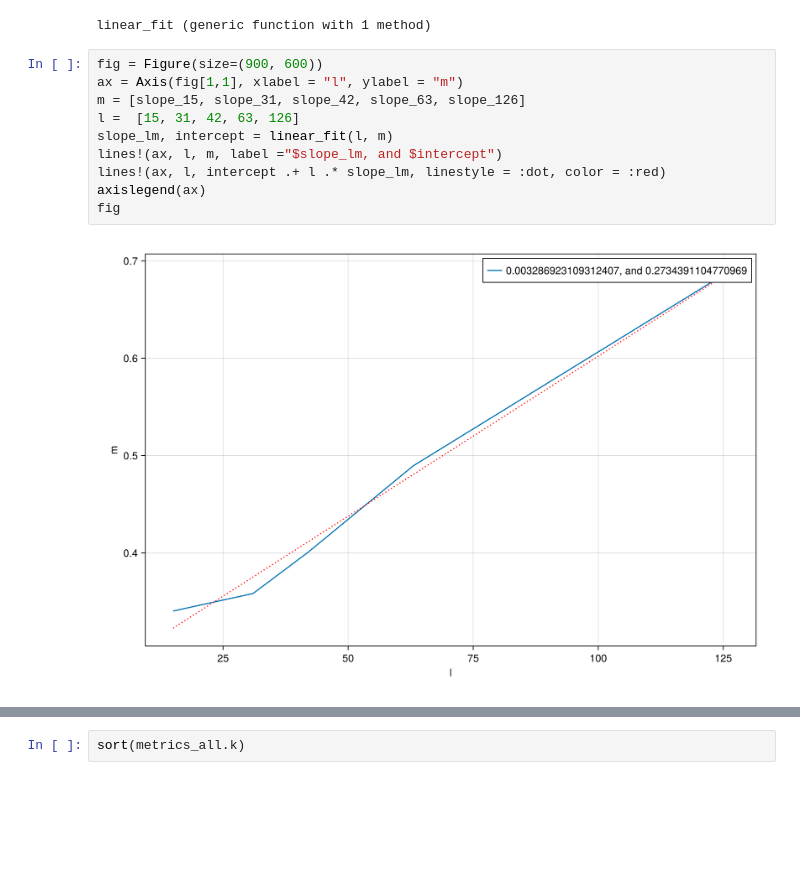
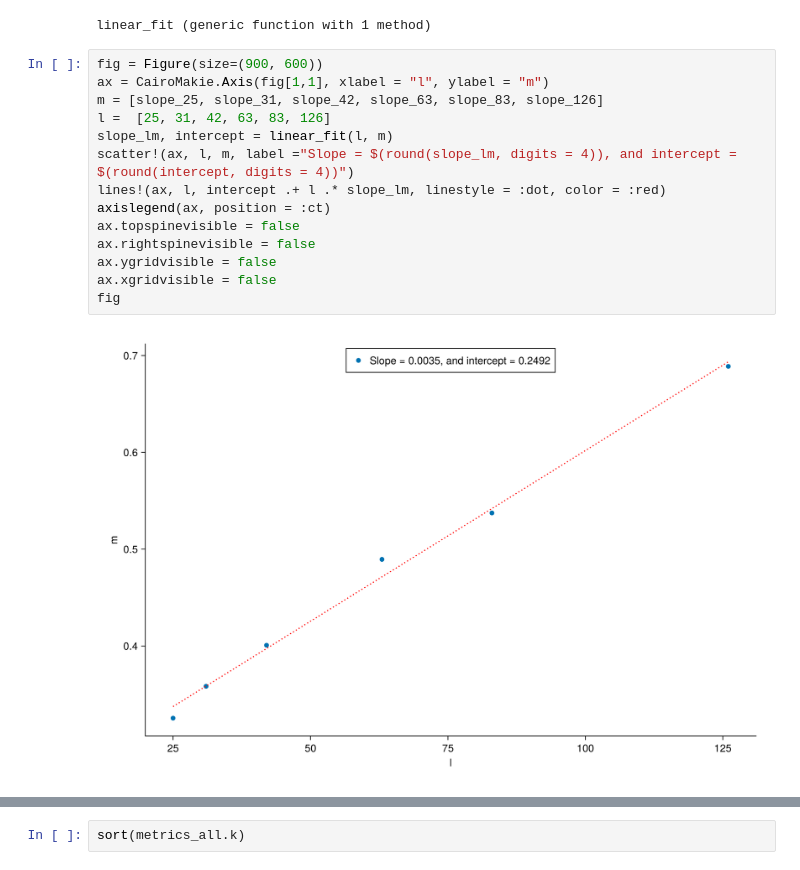
Before and after one commit to jmarib/CellBasedModels.jl, a Jupyter notebook: examples/final_characterization.ipynb, the cells around one changed output, grey strips where cells are left out. Cells and saved outputs as stored; diff of their text form; blank space fills up the shorter version.

```diff
--- a/examples/final_characterization.ipynb
+++ b/examples/final_characterization.ipynb
@@ -1105,14 +1353,18 @@ end
 linear_fit (generic function with 1 method)
 # %%
 fig = Figure(size=(900, 600))
-ax = Axis(fig[1,1], xlabel = "l", ylabel = "m")
-m = [slope_15, slope_31, slope_42, slope_63, slope_126]
-l =  [15, 31, 42, 63, 126]
+ax = CairoMakie.Axis(fig[1,1], xlabel = "l", ylabel = "m")
+m = [slope_25, slope_31, slope_42, slope_63, slope_83, slope_126]
+l =  [25, 31, 42, 63, 83, 126]
 slope_lm, intercept = linear_fit(l, m)
-lines!(ax, l, m, label ="$slope_lm, and $intercept")
+scatter!(ax, l, m, label ="Slope = $(round(slope_lm, digits = 4)), and intercept = $(round(intercept, digits = 4))")
 lines!(ax, l, intercept .+ l .* slope_lm, linestyle = :dot, color = :red)
-axislegend(ax)
+axislegend(ax, position = :ct)
+ax.topspinevisible = false
+ax.rightspinevisible = false
+ax.ygridvisible = false
+ax.xgridvisible = false
 fig
 # %% [output]
-[figure, old version]
+[figure, new version]
 # %%
```
Also changed, not shown: parts of 19 cells of this notebook, 3 other files.
